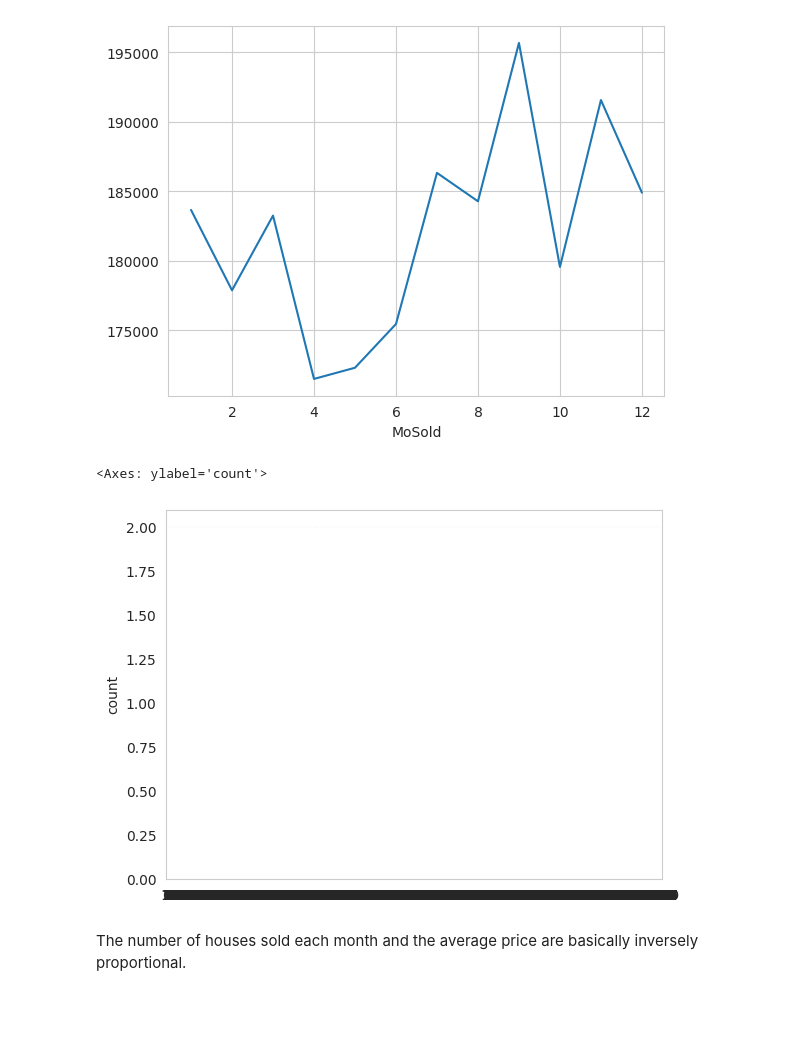
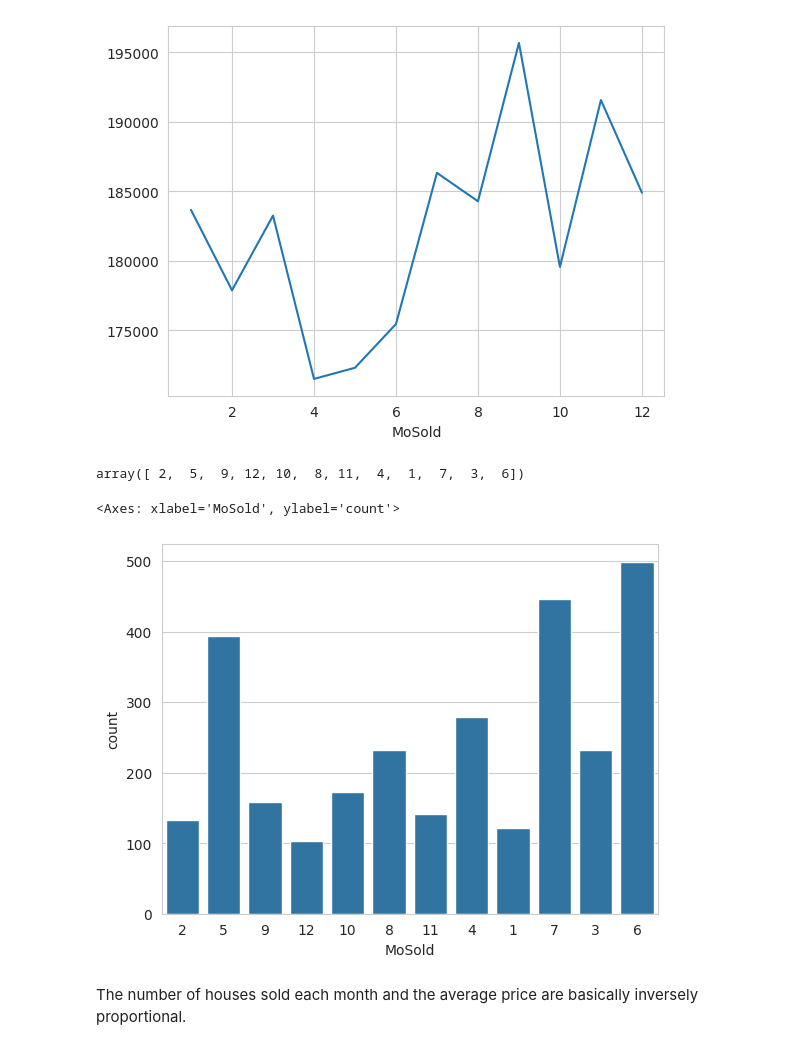
Before and after one commit to compu-flair/Kaggle_Advanced_House_Prices, a Jupyter notebook: data_cleaning_and_feature_engineering.ipynb, the cells around one changed output. Cells and saved outputs as stored; diff of their text form; code cells hidden in the pictures; blank space fills up the shorter version.

```diff
--- a/data_cleaning_and_feature_engineering.ipynb
+++ b/data_cleaning_and_feature_engineering.ipynb
@@ -751,11 +812,12 @@ plt.plot(built_year, regr.predict(built_year), color='red',
 # %% [markdown]
 Fill missing GarageYrBlt values with YearBuilt.
 # %%
+print(f"Missing GarageYrBlt count: {len([combined_data['GarageYrBlt']=='NA'])}")
 # Fill NA values in GarageYrBlt using the regression model
 # Explanation:
-# - This code replaces 'NA' values in the 'GarageYrBlt' column of conbined_data with predicted values from a linear regression model.
+# - This code replaces 'NA' values in the 'GarageYrBlt' column of combined_data with predicted values from a linear regression model.
 # - For each row, if 'GarageYrBlt' is 'NA', it uses the trained regression model (regr) to predict the garage build year based on 'YearBuilt'.
 # - The prediction is made by passing the 'YearBuilt' value as input to regr.predict, and the result is converted to an integer.
 # - If 'GarageYrBlt' is not 'NA', it simply converts the existing value to an integer.
 # - The operation is applied row-wise (axis=1) using DataFrame.apply.
-conbined_data['GarageYrBlt'] = conbined_data.apply(
+combined_data['GarageYrBlt'] = combined_data.apply(
@@ -784,24 +853,24 @@ Used to determine whether the house has been renovated
 # How many years has remoded from built
 # Calculate the number of years between when the house was built and when it was remodeled.
 # This feature (RemodYears) helps capture how long after construction a renovation occurred.
-conbined_data['RemodYears'] = conbined_data['YearRemodAdd'] - conbined_data['YearBuilt']
+combined_data['RemodYears'] = combined_data['YearRemodAdd'] - combined_data['YearBuilt']
 
 # Did a remodeling happened from built?
 # Create a binary feature (HasRemodeled) indicating whether the house has ever been remodeled.
 # If YearRemodAdd is different from YearBuilt, set to 1 (remodeled), else 0 (not remodeled).
-conbined_data["HasRemodeled"] = (conbined_data["YearRemodAdd"] != conbined_data["YearBuilt"]) * 1
+combined_data["HasRemodeled"] = (combined_data["YearRemodAdd"] != combined_data["YearBuilt"]) * 1
 
 # Did a remodeling happen in the year the house was sold?
 # Create a binary feature (HasRecentRemodel) indicating if the remodeling occurred in the year of sale.
 # If YearRemodAdd equals YrSold, set to 1 (recent remodel), else 0.
-conbined_data["HasRecentRemodel"] = (conbined_data["YearRemodAdd"] == conbined_data["YrSold"]) * 1
+combined_data["HasRecentRemodel"] = (combined_data["YearRemodAdd"] == combined_data["YrSold"]) * 1
 # %%
 # Calculate the number of years between when the garage was built and when the house was built.
 # Explanation:
-# - conbined_data['GarageYrBlt']: The year the garage was built (after missing value imputation).
-# - conbined_data['YearBuilt']: The year the house was built.
+# - combined_data['GarageYrBlt']: The year the garage was built (after missing value imputation).
+# - combined_data['YearBuilt']: The year the house was built.
 # - Subtracting YearBuilt from GarageYrBlt gives the number of years after the house was built that the garage was added.
 # - If the garage was built in the same year as the house, the result is 0.
 # - This feature (GarageBltYears) helps capture whether the garage is original or added later, which may affect house value.
-conbined_data['GarageBltYears'] = conbined_data['GarageYrBlt'] - conbined_data['YearBuilt']
+combined_data['GarageBltYears'] = combined_data['GarageYrBlt'] - combined_data['YearBuilt']
 # %%
@@ -821,14 +890,14 @@ Name: GarageBltYears, dtype: int64
 # %%
 # How many years has build now?
 # Explanation:
-# - This block creates three new features in conbined_data, each representing how many years ago a key event happened (relative to 2017).
+# - This block creates three new features in combined_data, each representing how many years ago a key event happened (relative to 2017).
 # - 'Now_YearBuilt': Number of years since the house was built (2017 - YearBuilt).
 # - 'Now_YearRemodAdd': Number of years since the house was remodeled (2017 - YearRemodAdd).
 # - 'Now_GarageYrBlt': Number of years since the garage was built (2017 - GarageYrBlt).
 # - These features help capture the "age" of the house, its last remodel, and the garage, which are often important predictors for house price.
-conbined_data['Now_YearBuilt'] = 2017 - conbined_data['YearBuilt']
-conbined_data['Now_YearRemodAdd'] = 2017 - conbined_data['YearRemodAdd']
-conbined_data['Now_GarageYrBlt'] = 2017 - conbined_data['GarageYrBlt']
+combined_data['Now_YearBuilt'] = 2017 - combined_data['YearBuilt']
+combined_data['Now_YearRemodAdd'] = 2017 - combined_data['YearRemodAdd']
+combined_data['Now_GarageYrBlt'] = 2017 - combined_data['GarageYrBlt']
 # %%
 # Display the first 3 rows of the engineered time-based features:
 # - 'Now_YearBuilt': Number of years since the house was built (2017 - YearBuilt)
@@ -857,17 +926,21 @@ train_data['SalePrice'].groupby(train_data['MoSold']).mean().plot()
 # %% [output]
 <Axes: xlabel='MoSold'>
 [figure]
+# %%
+combined_data['MoSold'].unique()
+# %% [output]
+array([ 2,  5,  9, 12, 10,  8, 11,  4,  1,  7,  3,  6])
 # %%
 # Visualize the distribution of house sales by month using a count plot.
 # Explanation:
 # - sns.countplot() creates a bar plot showing the number of houses sold in each month ('MoSold').
-# - conbined_data['MoSold'] contains the month (as a string) when each house was sold.
+# - combined_data['MoSold'] contains the month (as a string) when each house was sold.
 # - This plot helps identify seasonal patterns in house sales, such as peak and low sales months.
 # - Useful for feature engineering and understanding how sale timing may affect price or volume.
-sns.countplot(conbined_data['MoSold'])
+sns.countplot(x='MoSold', data=combined_data.astype({'MoSold': str}))
 # %% [output]
-<Axes: ylabel='count'>
+<Axes: xlabel='MoSold', ylabel='count'>
-[figure, old version]
+[figure, new version]
 # %% [markdown]
 The number of houses sold each month and the average price are basically inversely proportional.
 # %%
```
Also changed, not shown: parts of 85 cells of this notebook.
